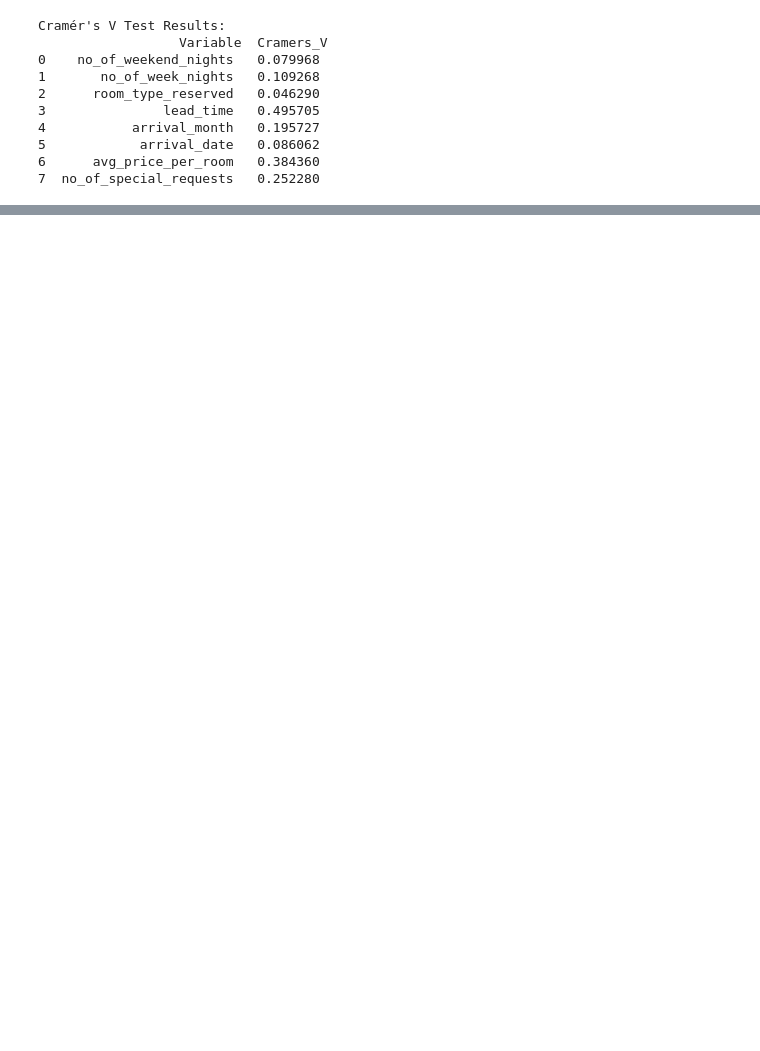
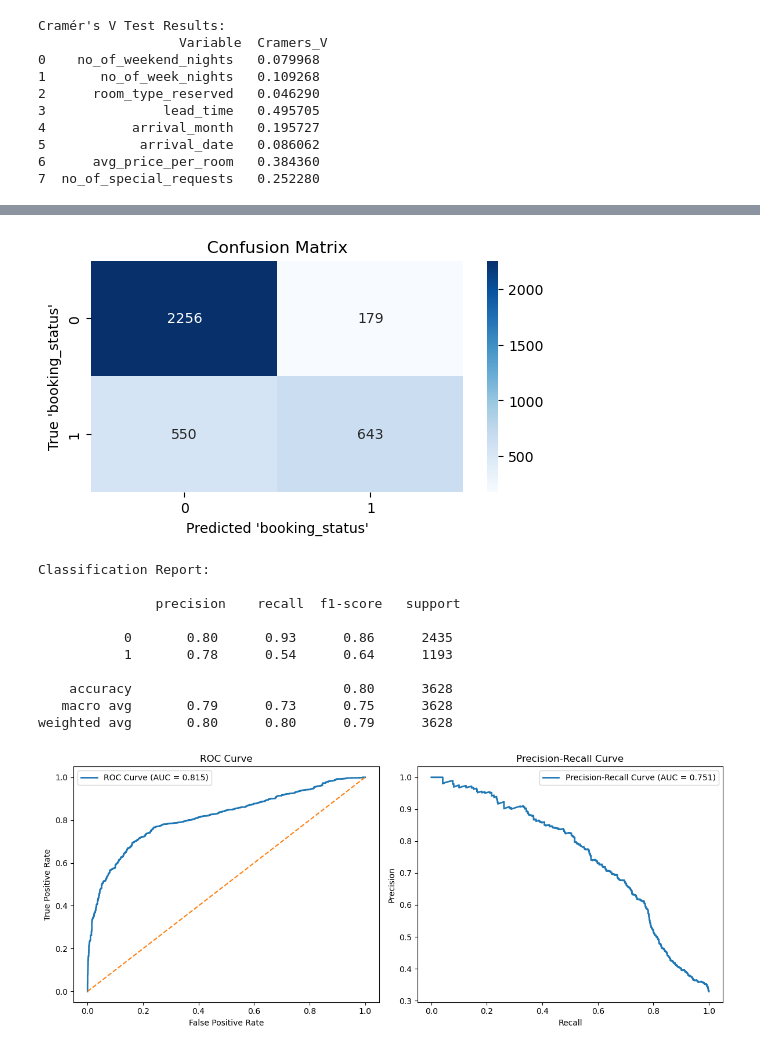
Before and after one commit to Navitraa/Hotel-Reservation-Cancellation-Prediction, a Jupyter notebook: main.ipynb, the cells around one changed output, grey strips where cells are left out. Cells and saved outputs as stored; diff of their text form; code cells hidden in the pictures; blank space fills up the shorter version.

```diff
--- a/main.ipynb
+++ b/main.ipynb
@@ -318,2 +537,78 @@ NameError: name 'train_test_split' is not defined
 # %%
-# Model 4: SVM
+# Model 4: Support Vector Machine Classifier
+from sklearn.svm import SVC
+from sklearn.preprocessing import StandardScaler
+from sklearn.model_selection import train_test_split
+from sklearn.metrics import classification_report, confusion_matrix, roc_auc_score, roc_curve, precision_recall_curve, auc
+import matplotlib.pyplot as plt
+import seaborn as sb
+
+# Step 1: Select features and target
+predictors = ['lead_time', 'avg_price_per_room', 'no_of_special_requests']
+X = dataCleaned[predictors]
+y = dataCleaned['booking_status']  # 0 = Show, 1 = No Show
+
+# Step 2: Feature Scaling (important for SVM!)
+scaler = StandardScaler()
+X_scaled = scaler.fit_transform(X)
+
+# Step 3: Train-Test Split
+X_train, X_test, y_train, y_test = train_test_split(X_scaled, y, test_size=0.2, random_state=42)
+
+# Step 4: Train SVM classifier (with probability estimates)
+svm_model = SVC(kernel='rbf', probability=True, random_state=42)
+svm_model.fit(X_train, y_train)
+
+# Step 5: Predict
+y_pred = svm_model.predict(X_test)
+y_pred_proba = svm_model.predict_proba(X_test)[:, 1]
+
+# Step 6: Confusion Matrix
+plt.figure(figsize=(6, 3))
+sb.heatmap(confusion_matrix(y_test, y_pred), annot=True, fmt="d", cmap="Blues")
+plt.title("Confusion Matrix")
+plt.xlabel("Predicted 'booking_status'")
+plt.ylabel("True 'booking_status'")
+plt.show()
+
+# Step 7: Classification Report
+print("\nClassification Report:\n\n", classification_report(y_test, y_pred))
+
+# Step 8: ROC and Precision-Recall Curve
+roc_auc = roc_auc_score(y_test, y_pred_proba)
+
+fig, axes = plt.subplots(1, 2, figsize=(12, 5))
+
+# ROC Curve
+fpr, tpr, _ = roc_curve(y_test, y_pred_proba)
+axes[0].plot(fpr, tpr, lw=2, label=f'ROC Curve (AUC = {roc_auc:.3f})')
+axes[0].plot([0, 1], [0, 1], linestyle='--')
+axes[0].set_xlabel('False Positive Rate')
+axes[0].set_ylabel('True Positive Rate')
+axes[0].set_title('ROC Curve')
+axes[0].legend()
+
+# Precision-Recall Curve
+precision, recall, _ = precision_recall_curve(y_test, y_pred_proba)
+pr_auc = auc(recall, precision)
+axes[1].plot(recall, precision, lw=2, label=f'Precision-Recall Curve (AUC = {pr_auc:.3f})')
+axes[1].set_xlabel('Recall')
+axes[1].set_ylabel('Precision')
+axes[1].set_title('Precision-Recall Curve')
+axes[1].legend()
+
+plt.tight_layout()
+plt.show()
+# %% [output]
+[figure, added]
+Classification Report:
+
+               precision    recall  f1-score   support
+
+           0       0.80      0.93      0.86      2435
+           1       0.78      0.54      0.64      1193
+
+    accuracy                           0.80      3628
+   macro avg       0.79      0.73      0.75      3628
+weighted avg       0.80      0.80      0.79      3628
+[figure, added]
```
Also changed, not shown: parts of 25 cells of this notebook.
